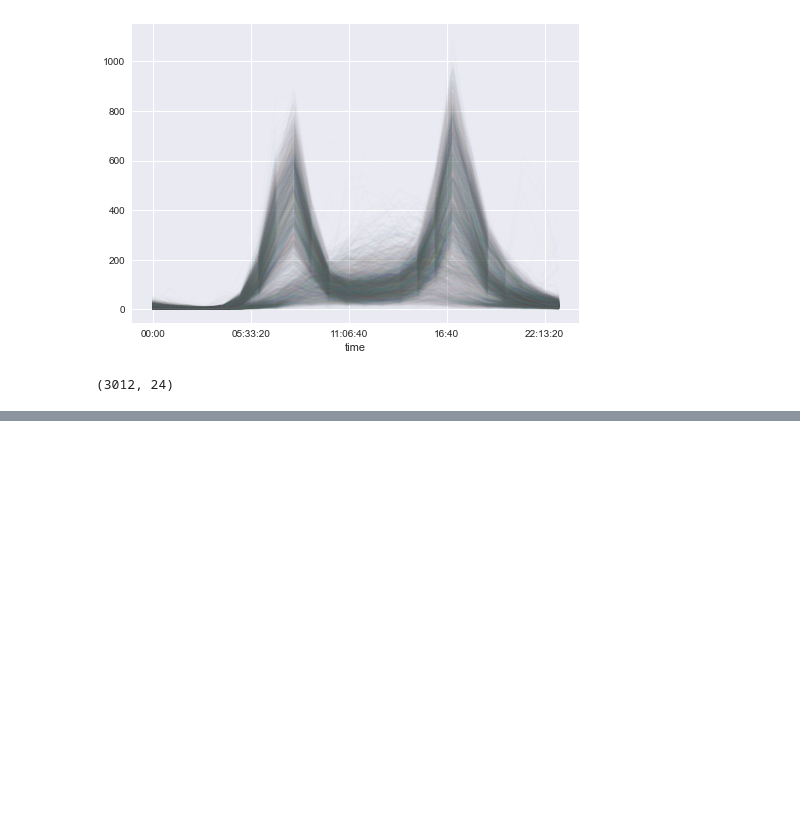
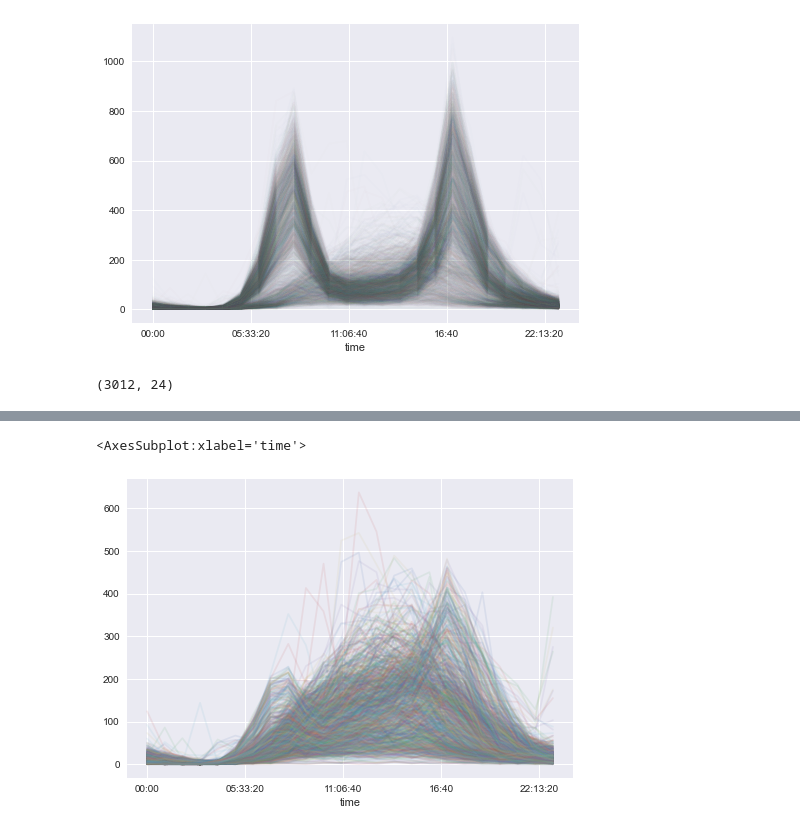
Before and after one commit to varconstantine/reference-data-science-projects, a Jupyter notebook: reproducible-data-analysis/jupyter-workflow.ipynb, the cells around one changed output, grey strips where cells are left out. Cells and saved outputs as stored; diff of their text form; code cells hidden in the pictures; blank space fills up the shorter version.

```diff
--- a/reproducible-data-analysis/jupyter-workflow.ipynb
+++ b/reproducible-data-analysis/jupyter-workflow.ipynb
@@ -81,0 +107,7 @@ X2 = PCA(2).fit_transform(X)
+# %%
+# After plotting the first cluster we can clearly see a normalized pattern (assumption is that those are the weekends)
+
+pivoted_df.T[labels == 0].T.plot(legend=False, alpha=0.1)
+# %% [output]
+<AxesSubplot:xlabel='time'>
+[figure, added]
```
Also changed, not shown: parts of 8 cells of this notebook.
